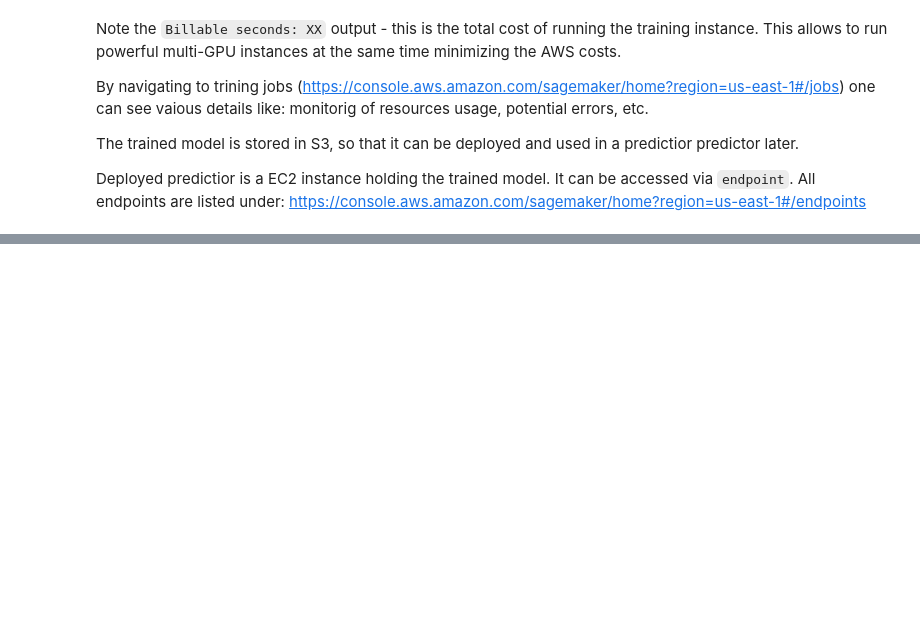
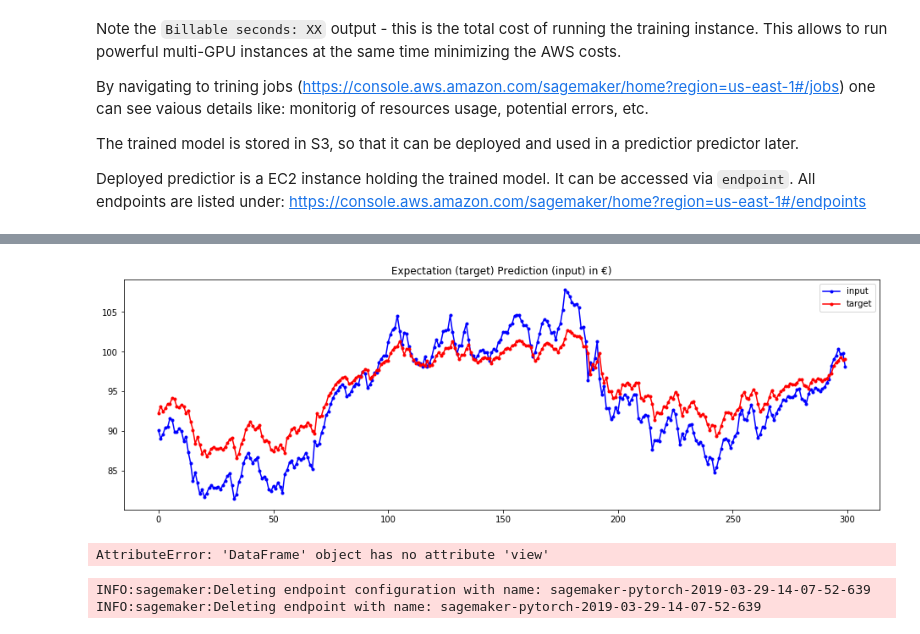
Before and after one commit to vikin91/stock-predictor-deep-learning-dojo, a Jupyter notebook: dojo-workbook-draft1.ipynb, the cells around one changed output, grey strips where cells are left out. Drawn from its saved outputs; the diff is of its cells as text; code cells hidden in the pictures; blank space fills up the shorter version.

```diff
--- a/dojo-workbook-draft1.ipynb
+++ b/dojo-workbook-draft1.ipynb
@@ -638,5 +676,5 @@ print(result_scaled.reshape(-1, 1))
 # %%
-def predict(data, rows=32):
+def predict(data, rows=batch_size):
     predictions = np.array([])
 
     batched = data.view(-1, batch_size)
@@ -661,5 +705,7 @@ print("r2_score: ", r2_score(test_y, np.array(predictions)))
 # %%
 target_scaled = scaler_price.inverse_transform(test_y.numpy().reshape(-1, 1))
 result_scaled = scaler_price.inverse_transform(np.array(predictions).reshape(-1, 1))
 
-plot_data(target_scaled, result_scaled, "Prediction/expectation in €)", len(test_y))
+plot_data(target_scaled, result_scaled, "Expectation (target) Prediction (input) in €)", len(test_y))
+# %% [output]
+[figure, added]
@@ -667,0 +712,25 @@ plot_data(target_scaled, result_scaled, "Prediction/expectation in €)", len(te
+# %%
+# Check how the predictor performs on the original training set (expect: overfitting)
+
+
+predictions_train = predict(train_X, batch_size)
+predictions_train = [num for num in np.array(predictions_train)]
+
+print("mean_absolute_error: ", mean_absolute_error(test_y, np.array(predictions_train)))
+print("mean_squared_error: ", mean_squared_error(test_y, np.array(predictions_train)))
+print("mean_squared_log_error: ", mean_squared_log_error(test_y, np.array(predictions_train)))
+print("median_absolute_error: ", median_absolute_error(test_y, np.array(predictions_train)))
+print("r2_score: ", r2_score(test_y, np.array(predictions_train)))
+
+target_scaled_train = scaler_price.inverse_transform(train_y.numpy().reshape(-1, 1))
+result_scaled_train = scaler_price.inverse_transform(np.array(predictions_train).reshape(-1, 1))
+
+plot_data(target_scaled_train, result_scaled_train, "Expectation (target) Prediction (input) in €)", len(test_y))
+# %% [output]
+AttributeError: 'DataFrame' object has no attribute 'view'
+# %%
+# If you forget to delete the endpoint, the EC2 instace will keep running and generating costs
+predictor.delete_endpoint()
+# %% [output]
+INFO:sagemaker:Deleting endpoint configuration with name: sagemaker-pytorch-2019-03-29-14-07-52-639
+INFO:sagemaker:Deleting endpoint with name: sagemaker-pytorch-2019-03-29-14-07-52-639
```
Also changed, not shown: parts of 24 cells of this notebook, 6 other files.
